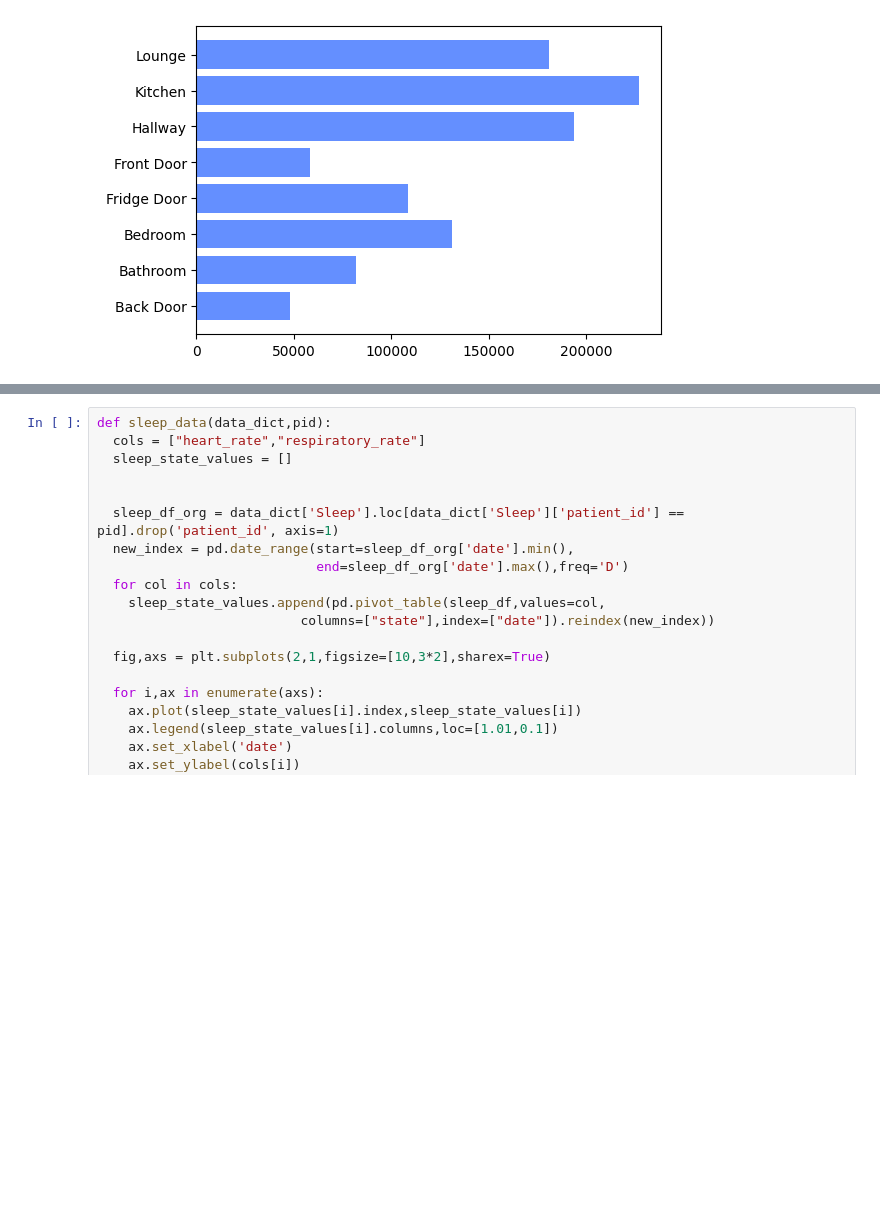
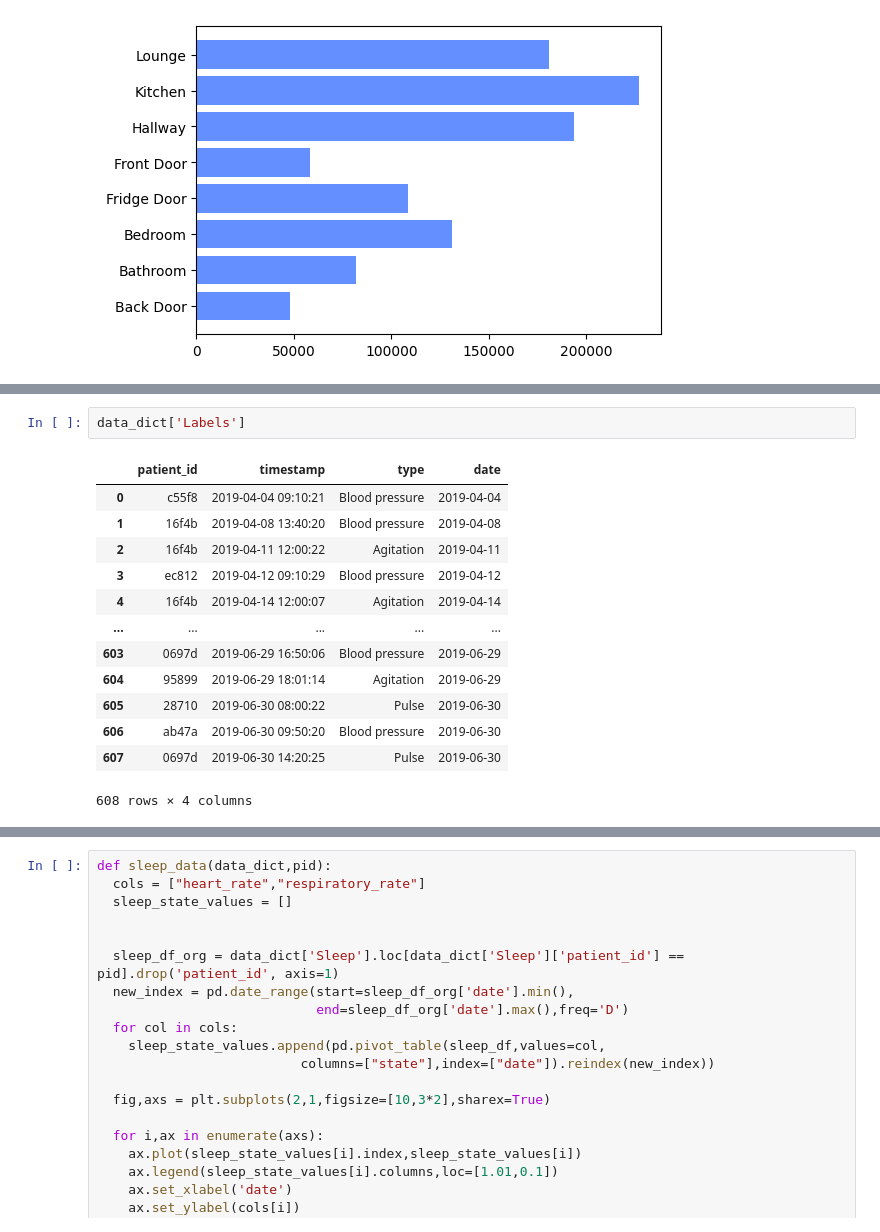
Before and after one commit to gkianfar/S4, a Jupyter notebook: TIHM_data_visualisation.ipynb, the cells around one changed output, grey strips where cells are left out. Cells and saved outputs as stored; diff of their text form; blank space fills up the shorter version.

```diff
--- a/TIHM_data_visualisation.ipynb
+++ b/TIHM_data_visualisation.ipynb
@@ -735,0 +642,16 @@ vis_personal_aligned_multiview_day_plot(sleep_df=None,
+# %%
+data_dict['Labels']
+# %% [output]
+|  | patient_id | timestamp | type | date |
+| 0 | c55f8 | 2019-04-04 09:10:21 | Blood pressure | 2019-04-04 |
+| 1 | 16f4b | 2019-04-08 13:40:20 | Blood pressure | 2019-04-08 |
+| 2 | 16f4b | 2019-04-11 12:00:22 | Agitation | 2019-04-11 |
+| 3 | ec812 | 2019-04-12 09:10:29 | Blood pressure | 2019-04-12 |
+| 4 | 16f4b | 2019-04-14 12:00:07 | Agitation | 2019-04-14 |
+| ... | ... | ... | ... | ... |
+| 603 | 0697d | 2019-06-29 16:50:06 | Blood pressure | 2019-06-29 |
+| 604 | 95899 | 2019-06-29 18:01:14 | Agitation | 2019-06-29 |
+| 605 | 28710 | 2019-06-30 08:00:22 | Pulse | 2019-06-30 |
+| 606 | ab47a | 2019-06-30 09:50:20 | Blood pressure | 2019-06-30 |
+| 607 | 0697d | 2019-06-30 14:20:25 | Pulse | 2019-06-30 |
+608 rows × 4 columns
```
Also changed, not shown: parts of 18 cells of this notebook.
